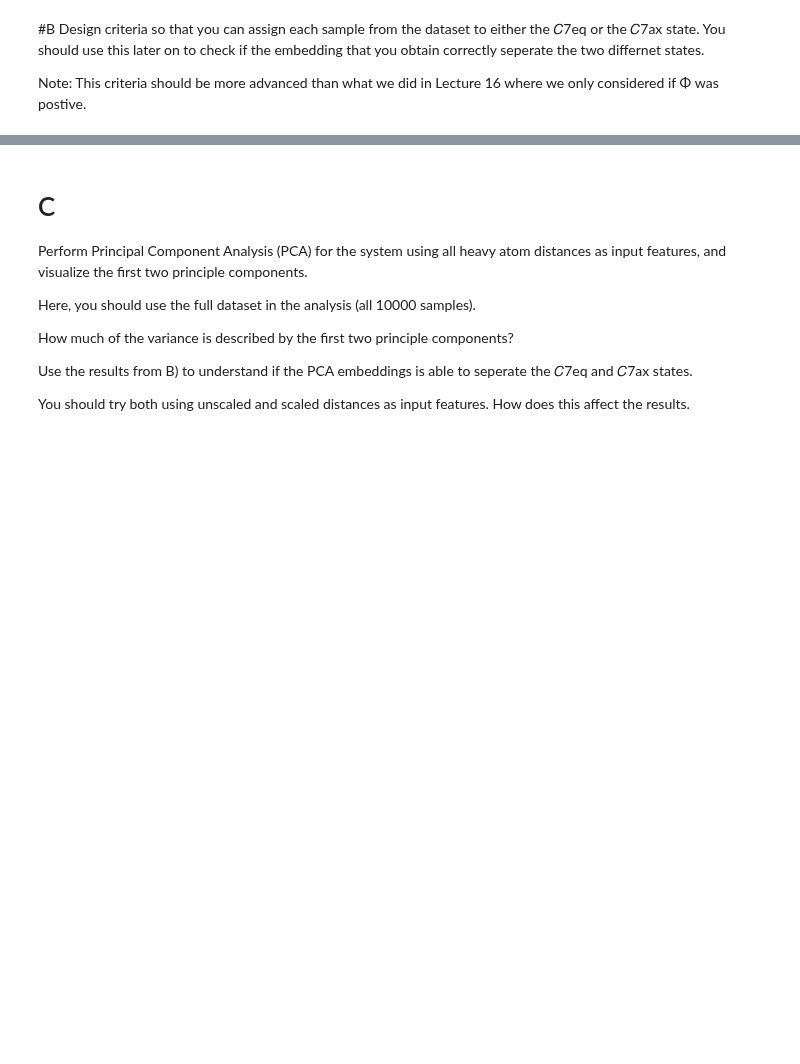
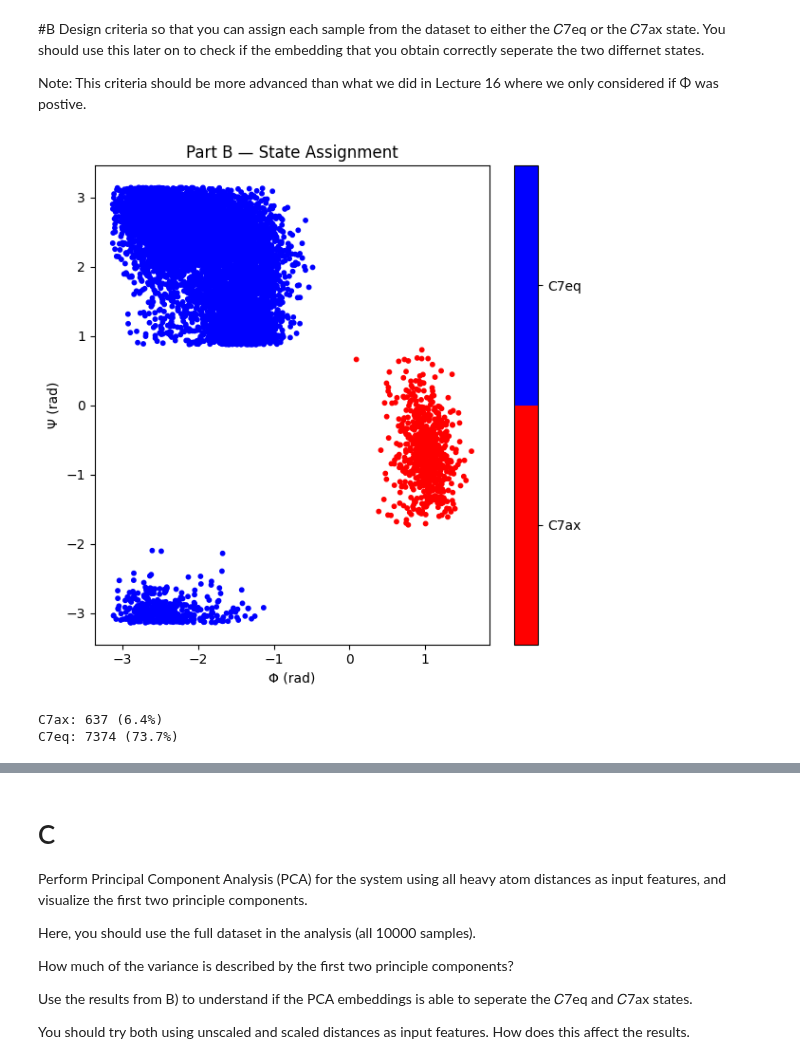
Before and after one commit to priyalimbu246/assignments, a Jupyter notebook: Copy_of_Assignment_5.ipynb, the cells around one changed output, grey strips where cells are left out. Cells and saved outputs as stored; diff of their text form; code cells hidden in the pictures; blank space fills up the shorter version.

```diff
--- a/Copy_of_Assignment_5.ipynb
+++ b/Copy_of_Assignment_5.ipynb
@@ -355,3 +360,39 @@ plt.show()
 Design criteria so that you can assign each sample from the dataset to either the  𝐶7eq  or the  𝐶7ax  state. You should use this later on to check if the embedding that you obtain correctly seperate the two differnet states.
 
 Note: This criteria should be more advanced than what we did in Lecture 16 where we only considered if  Φ  was postive.
+# %%
+data_dih  = pd.read_csv('AlanineDipeptide_T-576K_Dihedrals.data',          sep='\s+', comment='#', header=None, names=['time','phi','psi','theta'])
+data_dist = pd.read_csv('AlanineDipeptide_T-576K_HeavyAtomDistances.data', sep='\s+', comment='#', header=None)
+
+phi = data_dih['phi'].to_numpy()
+psi = data_dih['psi'].to_numpy()
+X_dist = data_dist.iloc[:, 1:].values   # drop time column
+
+cmap = mcolors.ListedColormap(['red', 'blue'])
+# %%
+deg2rad = np.pi / 180
+c7ax = (phi > 0) & (psi > -100*deg2rad) & (psi < 50*deg2rad)
+c7eq = (phi < 0) & ((psi > 50*deg2rad) | (psi < -120*deg2rad))
+
+data_dih['basin'] = -1
+data_dih.loc[c7ax, 'basin'] = 0   # 0 = C7ax  → red
+data_dih.loc[c7eq, 'basin'] = 1   # 1 = C7eq  → blue
+
+basin = data_dih['basin'].to_numpy()
+mask  = basin >= 0
+# %%
+plt.figure(figsize=(6, 6))
+sc = plt.scatter(phi[mask], psi[mask], c=basin[mask], cmap=cmap, s=10)
+cbar = plt.colorbar(sc, ticks=[0.25, 0.75])
+cbar.ax.set_yticklabels(['C7ax', 'C7eq'])
+plt.xlabel('Φ (rad)'); plt.ylabel('Ψ (rad)')
+plt.title('Part B — State Assignment')
+plt.tight_layout(); plt.show()
+
+for lbl, val in [('C7ax', 0), ('C7eq', 1)]:
+    n = (basin == val).sum()
+    print(f"{lbl}: {n} ({100*n/len(basin):.1f}%)")
+# %% [output]
+[figure, added]
+C7ax: 637 (6.4%)
+C7eq: 7374 (73.7%)
```
Also changed, not shown: parts of 31 cells of this notebook.
